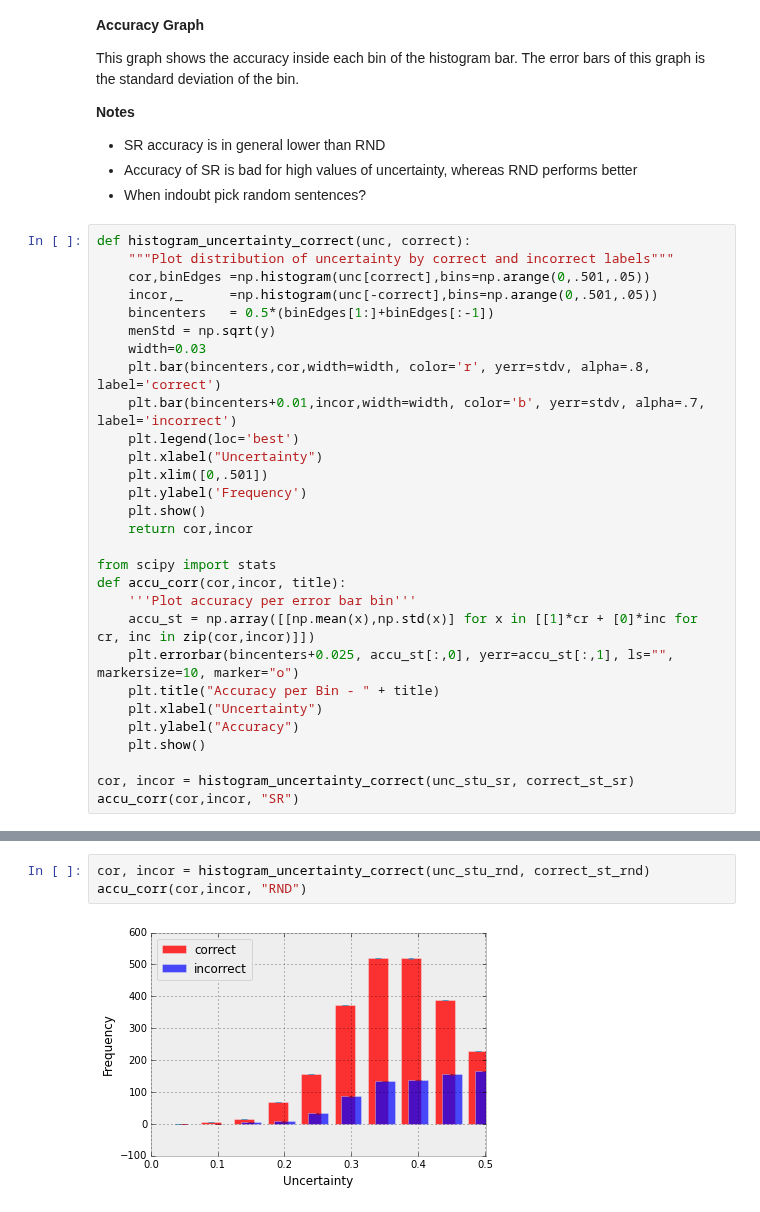
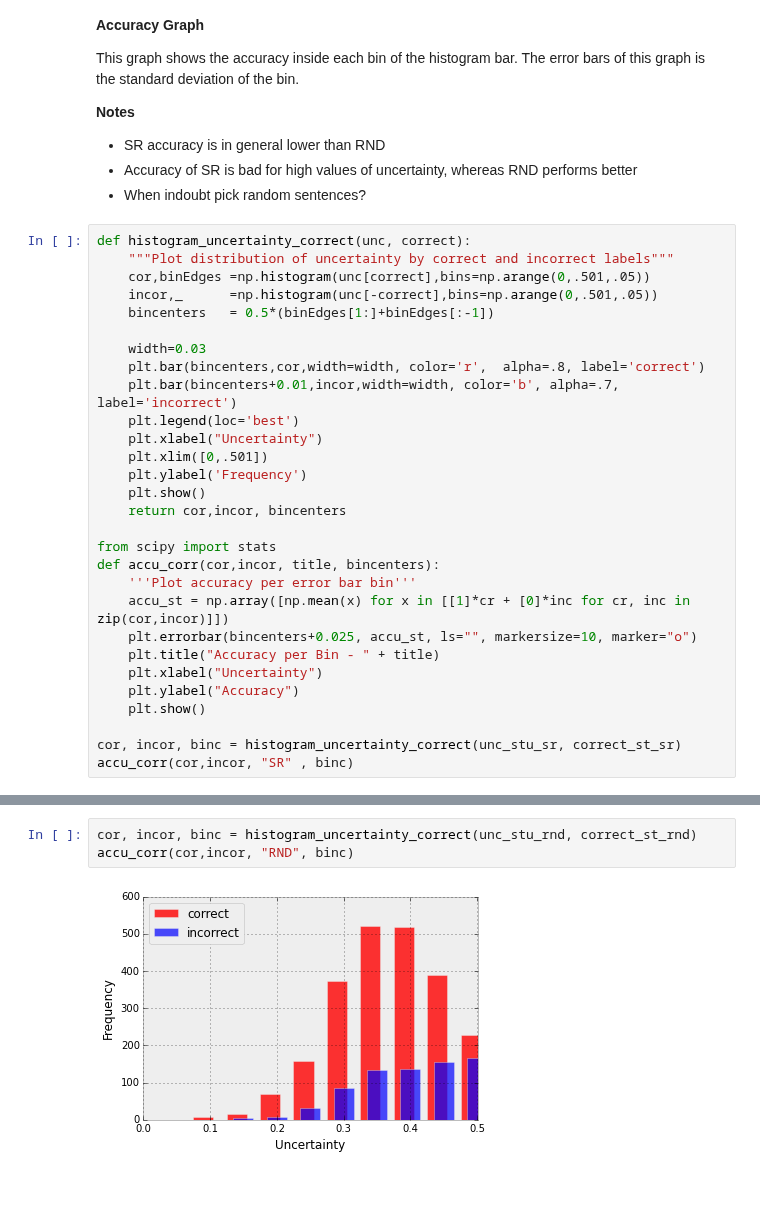
Before and after one commit to mramire8/notebooks, a Jupyter notebook: sr_analysis.ipynb, the cells around one changed output, grey strips where cells are left out. Drawn from its saved outputs; the diff is of its cells as text.

```diff
--- a/sr_analysis.ipynb
+++ b/sr_analysis.ipynb
@@ -184,27 +184,27 @@ def histogram_uncertainty_correct(unc, correct):
     cor,binEdges =np.histogram(unc[correct],bins=np.arange(0,.501,.05))
     incor,_      =np.histogram(unc[-correct],bins=np.arange(0,.501,.05))
     bincenters   = 0.5*(binEdges[1:]+binEdges[:-1])
-    menStd = np.sqrt(y)
+
     width=0.03
-    plt.bar(bincenters,cor,width=width, color='r', yerr=stdv, alpha=.8, label='correct')
-    plt.bar(bincenters+0.01,incor,width=width, color='b', yerr=stdv, alpha=.7, label='incorrect')
+    plt.bar(bincenters,cor,width=width, color='r',  alpha=.8, label='correct')
+    plt.bar(bincenters+0.01,incor,width=width, color='b', alpha=.7, label='incorrect')
     plt.legend(loc='best')
     plt.xlabel("Uncertainty")
     plt.xlim([0,.501])
     plt.ylabel('Frequency')
     plt.show()
-    return cor,incor
+    return cor,incor, bincenters
 
 from scipy import stats
-def accu_corr(cor,incor, title):
+def accu_corr(cor,incor, title, bincenters):
     '''Plot accuracy per error bar bin'''
-    accu_st = np.array([[np.mean(x),np.std(x)] for x in [[1]*cr + [0]*inc for cr, inc in zip(cor,incor)]])
-    plt.errorbar(bincenters+0.025, accu_st[:,0], yerr=accu_st[:,1], ls="", markersize=10, marker="o")
+    accu_st = np.array([np.mean(x) for x in [[1]*cr + [0]*inc for cr, inc in zip(cor,incor)]])
+    plt.errorbar(bincenters+0.025, accu_st, ls="", markersize=10, marker="o")
     plt.title("Accuracy per Bin - " + title)
     plt.xlabel("Uncertainty")
     plt.ylabel("Accuracy")
     plt.show()
 
-cor, incor = histogram_uncertainty_correct(unc_stu_sr, correct_st_sr)
-accu_corr(cor,incor, "SR")
+cor, incor, binc = histogram_uncertainty_correct(unc_stu_sr, correct_st_sr)
+accu_corr(cor,incor, "SR" , binc)
 # %% [output]
@@ -213,5 +213,5 @@ accu_corr(cor,incor, "SR")
 # %%
-cor, incor = histogram_uncertainty_correct(unc_stu_rnd, correct_st_rnd)
-accu_corr(cor,incor, "RND")
+cor, incor, binc = histogram_uncertainty_correct(unc_stu_rnd, correct_st_rnd)
+accu_corr(cor,incor, "RND", binc)
 # %% [output]
-[figure, old version]
+[figure, new version]
```
Also changed, not shown: parts of 4 cells of this notebook, 3 other files.
